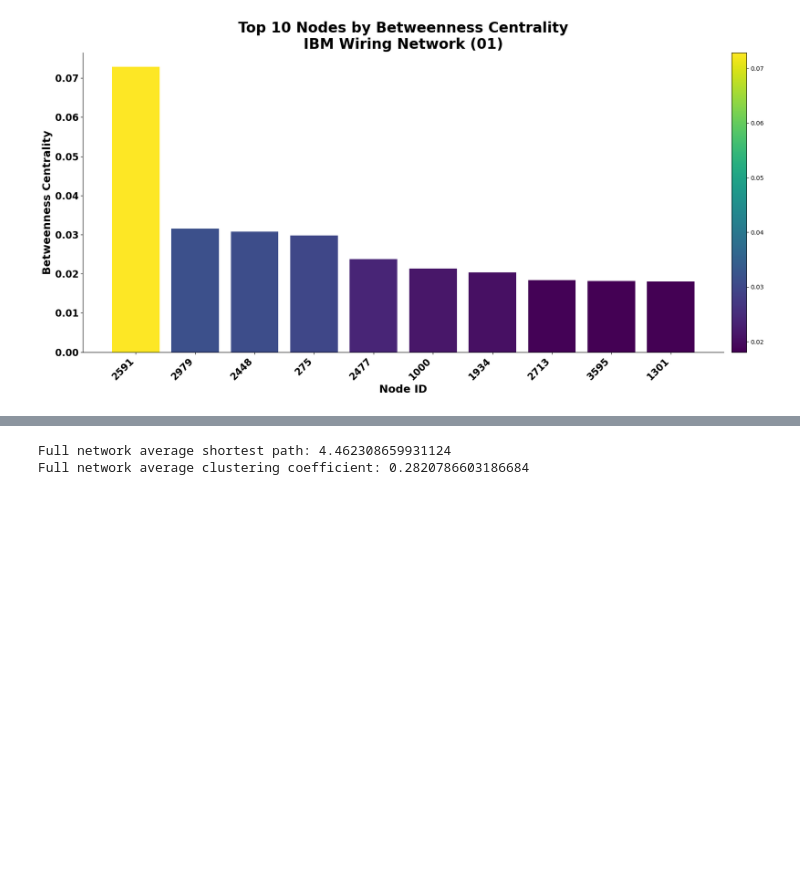
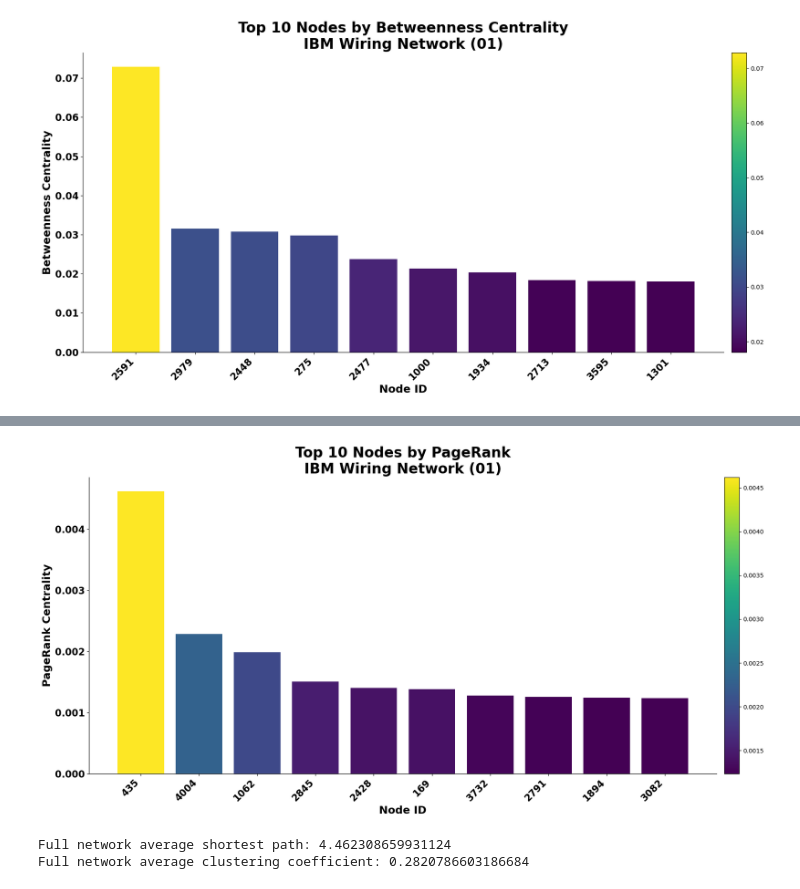
Before and after one commit to zdanielm/IBM-wiring-network, a Jupyter notebook: net.ipynb, the cells around one changed output, grey strips where cells are left out. Cells and saved outputs as stored; diff of their text form; code cells hidden in the pictures; blank space fills up the shorter version.

```diff
--- a/net.ipynb
+++ b/net.ipynb
@@ -295,3 +258,10 @@ plt.colorbar(sm, ax=ax, pad=0.01)
 plt.show()
 # %% [output]
 [figure]
+# %%
+# PageRank
+pagerank = nx.pagerank(G)
+top_10_pagerank = sorted(pagerank.items(), key=lambda x: x[1], reverse=True)[:10]
+print("\nTop 10 users by PageRank:")
+for user, rank in top_10_pagerank:
+    print(f"{user}: {rank:.4f}")
@@ -298,3 +280,39 @@ plt.show()
+# %%
+# Plot the top N nodes by PageRank centrality (e.g., N=10)
+N = 10
+top_pagerank_nodes = top_10_pagerank  # already sorted and sliced above
+
+# Unpack node IDs and their pagerank values
+node_ids, pagerank_scores = zip(*top_pagerank_nodes)
+
+plt.figure(figsize=(19, 9))
+x_positions = range(len(node_ids))
+
+# Normalize pagerank values for colormap
+norm = plt.Normalize(vmin=min(pagerank_scores), vmax=max(pagerank_scores))
+pagerank_cmap = plt.colormaps["viridis"]
+colors = pagerank_cmap(norm(pagerank_scores))
+bars = plt.bar(x_positions, pagerank_scores, color=colors)
+
+plt.xlabel("Node ID", fontsize=18, weight=600)
+plt.ylabel("PageRank Centrality", fontsize=18, weight=600)
+plt.title(f"Top {N} Nodes by PageRank\nIBM Wiring Network (01)", fontsize=24, weight=800, y=1)
+
+plt.xticks(x_positions, node_ids, rotation=45, ha='right', fontsize=16, weight=600)
+plt.yticks(fontsize=16, weight=600)
+ax = plt.gca()
+ax.spines['top'].set_visible(False)
+ax.spines['right'].set_visible(False)
+plt.tight_layout()
+
+# Add a colorbar to show mapping of color to pagerank value
+sm = cm.ScalarMappable(cmap=pagerank_cmap, norm=norm)
+sm.set_array([])
+plt.colorbar(sm, ax=ax, pad=0.01)
+
+plt.show()
+# %% [output]
+[figure, added]
 # %%
 # check network cohesion
 def calc_cohesion(Graph):
```
Also changed, not shown: parts of 41 cells of this notebook, 6 other files.
